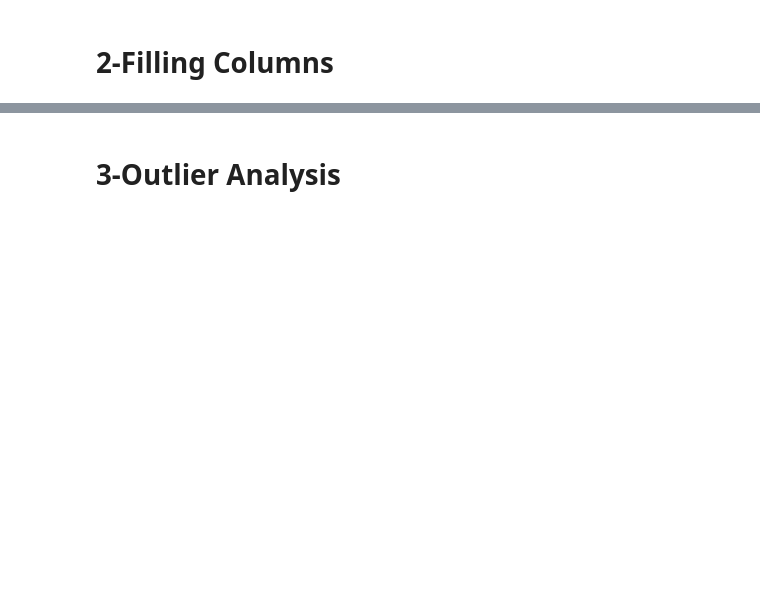
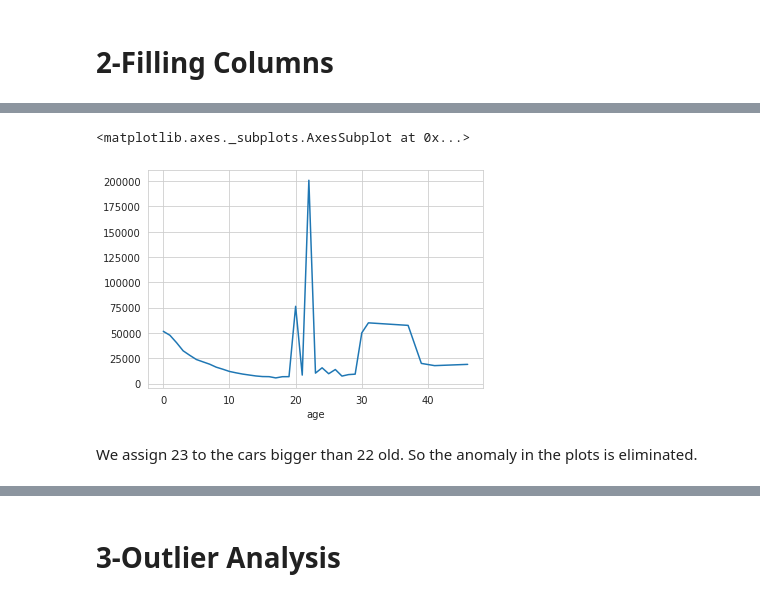
Before and after one commit to fidanfatih/Pycoders_Capstone, a Jupyter notebook: Pycoders_AutoScout.ipynb, the cells around one changed output, grey strips where cells are left out. Cells and saved outputs as stored; diff of their text form; code cells hidden in the pictures; blank space fills up the shorter version.

```diff
--- a/Pycoders_AutoScout.ipynb
+++ b/Pycoders_AutoScout.ipynb
@@ -1608,0 +1760,7 @@ sns.heatmap(df.isnull(),yticklabels=False,cbar=False,cmap='viridis');
+# %%
+df.groupby('age').price.mean().plot()
+# %% [output]
+<matplotlib.axes._subplots.AxesSubplot at 0x...>
+[figure, added]
+# %% [markdown]
+We assign 23 to the cars bigger than 22 old. So the anomaly in the plots is eliminated.
```
Also changed, not shown: parts of 105 cells of this notebook.
